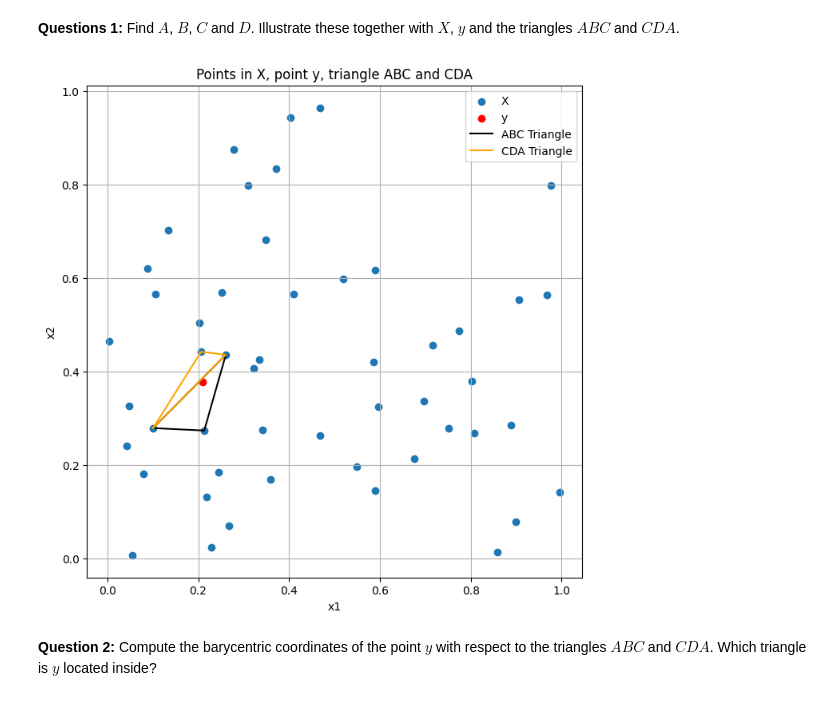
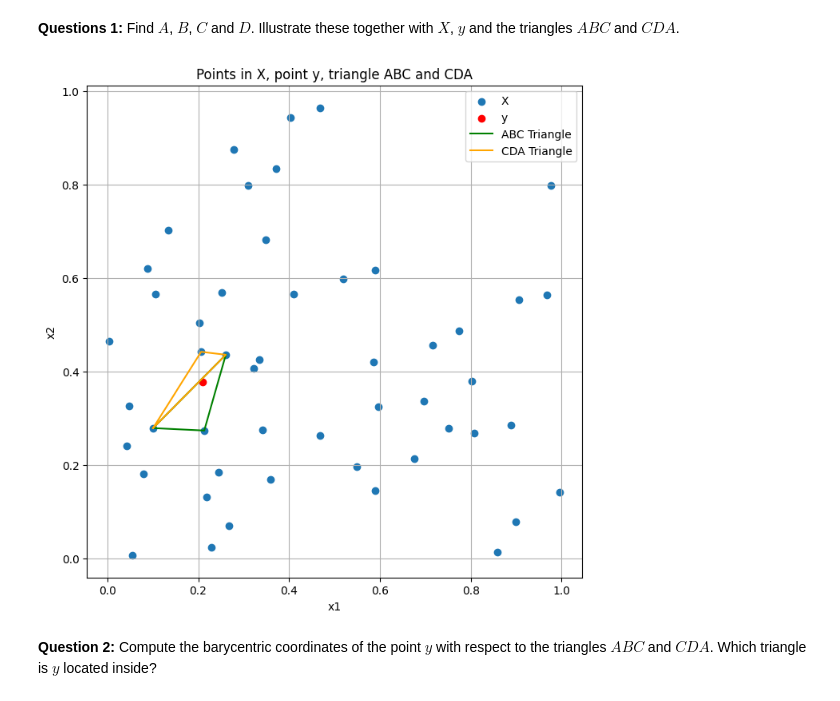
Before and after one commit to NumEconCopenhagen/projects-2024-simon-katrine, a Jupyter notebook: examproject/exam_2024.ipynb, the cells around one changed output. Saved outputs shown, nothing was run; the diff lists cells and outputs as text; code cells hidden in the pictures.

```diff
--- a/examproject/exam_2024.ipynb
+++ b/examproject/exam_2024.ipynb
@@ -449,21 +449,21 @@ y = rng.uniform(size=(2,))
 # %%
 # we find the closests points A, B, C and D from the set of points in X
 A, B, C, D = model.find_closest_points(X)
 
 # we plot the triangles ABC and CDA, and all the set of points in X and y
 plt.figure(figsize=(8, 8))
 plt.scatter(X[:, 0], X[:, 1], label='X')
 plt.scatter(y[0], y[1], color = "red", label='y')
-plt.plot([A[0], B[0], C[0], A[0]], [A[1], B[1], C[1], A[1]], color = "black", label='ABC Triangle')
+plt.plot([A[0], B[0], C[0], A[0]], [A[1], B[1], C[1], A[1]], color = "green", label='ABC Triangle')
 plt.plot([C[0], D[0], A[0], C[0]], [C[1], D[1], A[1], C[1]], color = "orange", label='CDA Triangle')
 plt.xlabel('x1')
 plt.ylabel('x2')
 plt.title('Points in X, point y, triangle ABC and CDA')
 plt.legend()
 plt.grid(True)
 plt.show()
 # %% [output]
-[figure, old version]
+[figure, new version]
 # %% [markdown]
 **Question 2:** Compute the barycentric coordinates of the point $y$ with respect to the triangles $ABC$ and $CDA$. Which triangle is $y$ located inside?
 # %%
```
Also changed, not shown: parts of 9 cells of this notebook, 1 other file.
